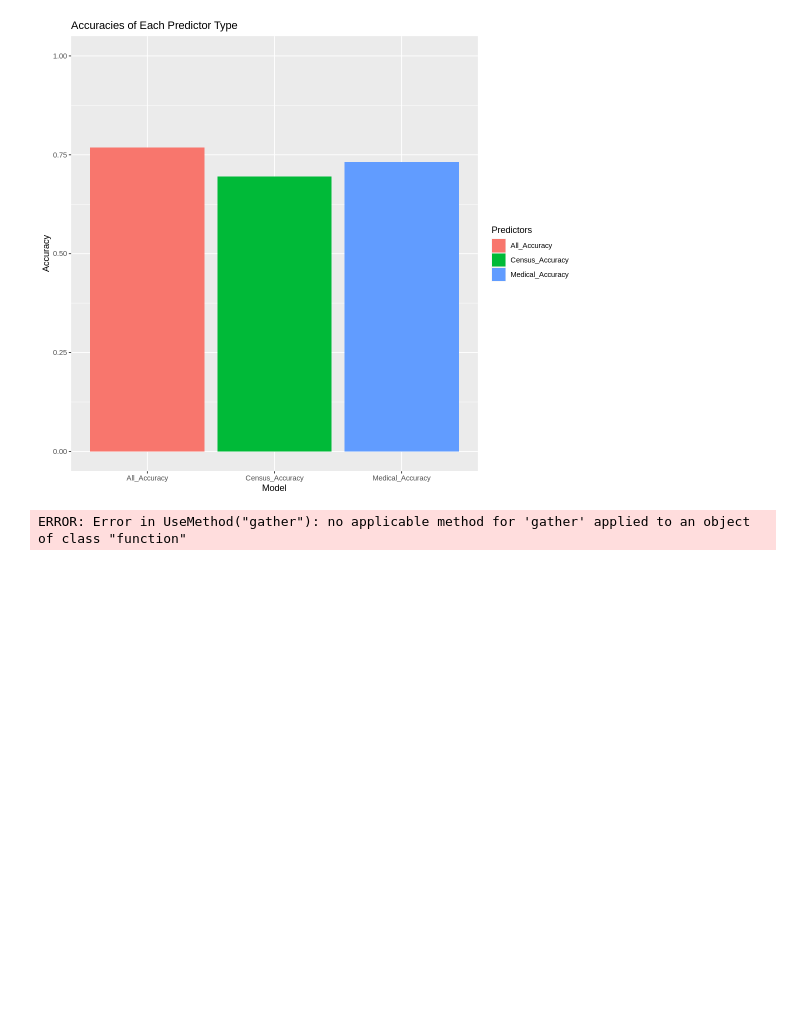
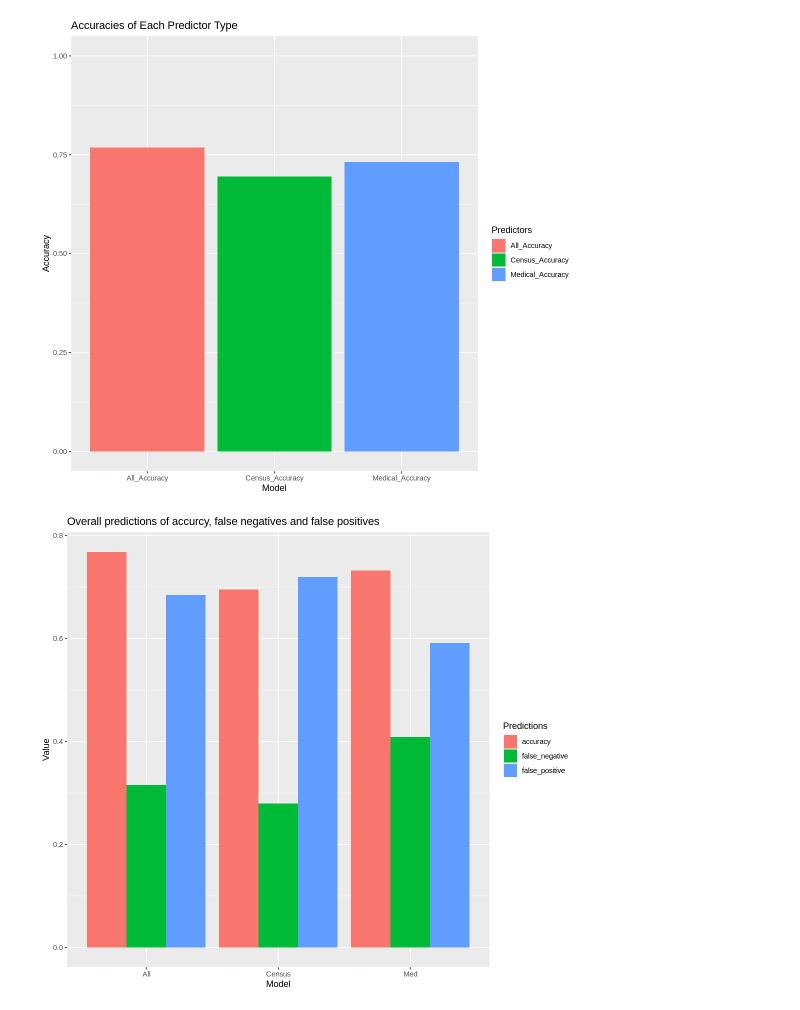
Before and after one commit to Phoebeml/Group20_DSCI100, a Jupyter notebook: Group20Project.ipynb, the cells around one changed output. Drawn from its saved outputs; the diff is of its cells as text; code cells hidden in the pictures; blank space fills up the shorter version.

```diff
--- a/Group20Project.ipynb
+++ b/Group20Project.ipynb
@@ -523,16 +527,16 @@ Accuracy_plot
 # %%
 error_df <- data.frame(
   model = c("All", "Census", "Med"),
   accuracy = c(acc_all,acc_census, acc_med),
   false_positive = c(false_positive_all, false_positive_census, false_positive_med),
   false_negative = c(false_negative_all, false_negative_census, false_negative_med))
 
-error_long <- tidyr::gather(df, key = "metric", value = "value", -model)
+error_long <- tidyr::gather(error_df, key = "metric", value = "value", -model)
 
 # Create the grouped bar chart
 ggplot(error_long, aes(x = model, y = value, fill = metric)) +
   geom_bar(stat = "identity", position = "dodge") +
   labs(x = "Model", y = "Value", fill = "Predictions")+
   ggtitle("Overall predictions of accurcy, false negatives and false positives")
 # %% [output]
-ERROR: Error in UseMethod("gather"): no applicable method for 'gather' applied to an object of class "function"
+[figure, added]
```
Also changed, not shown: parts of 3 cells of this notebook.
